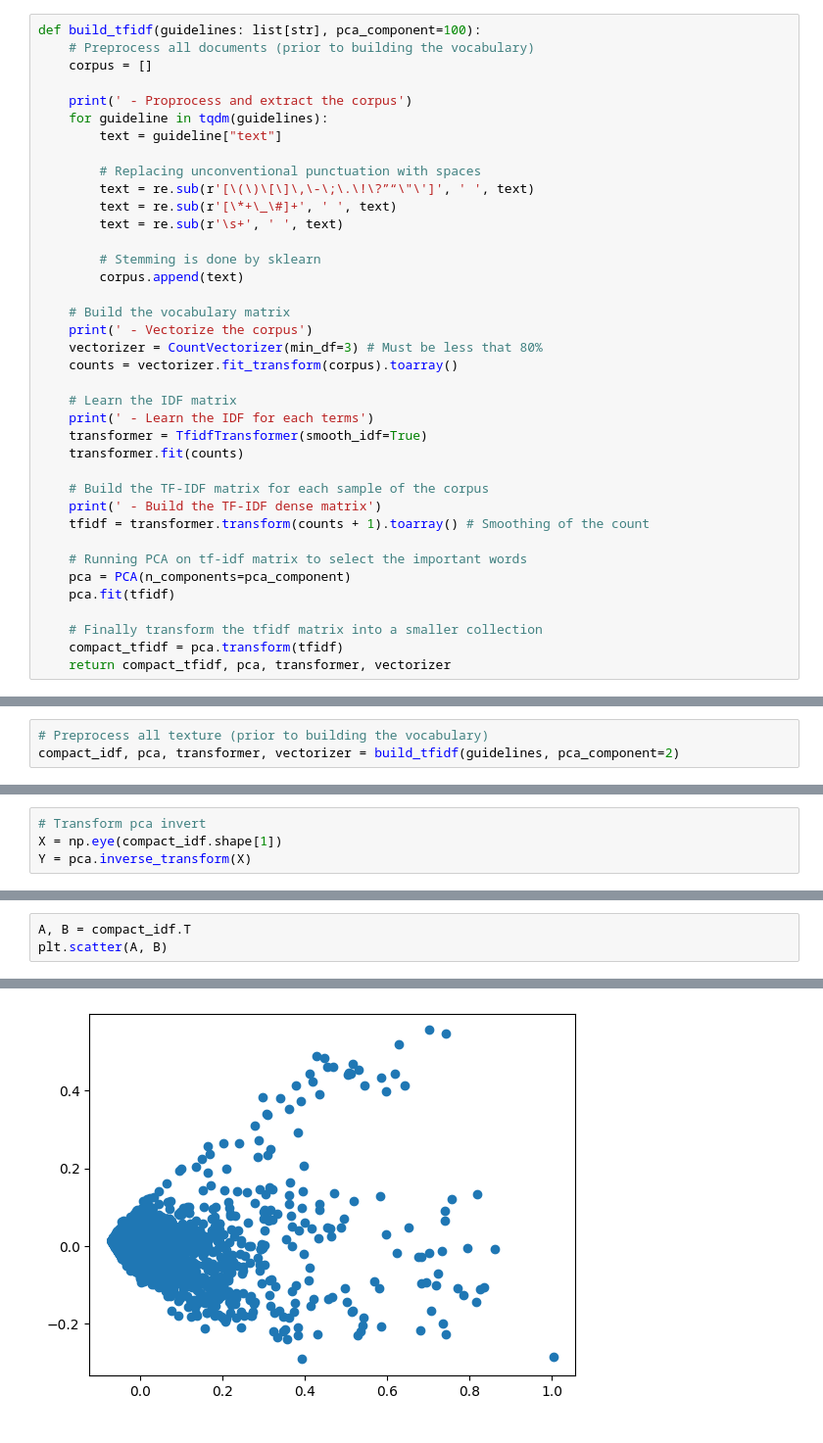
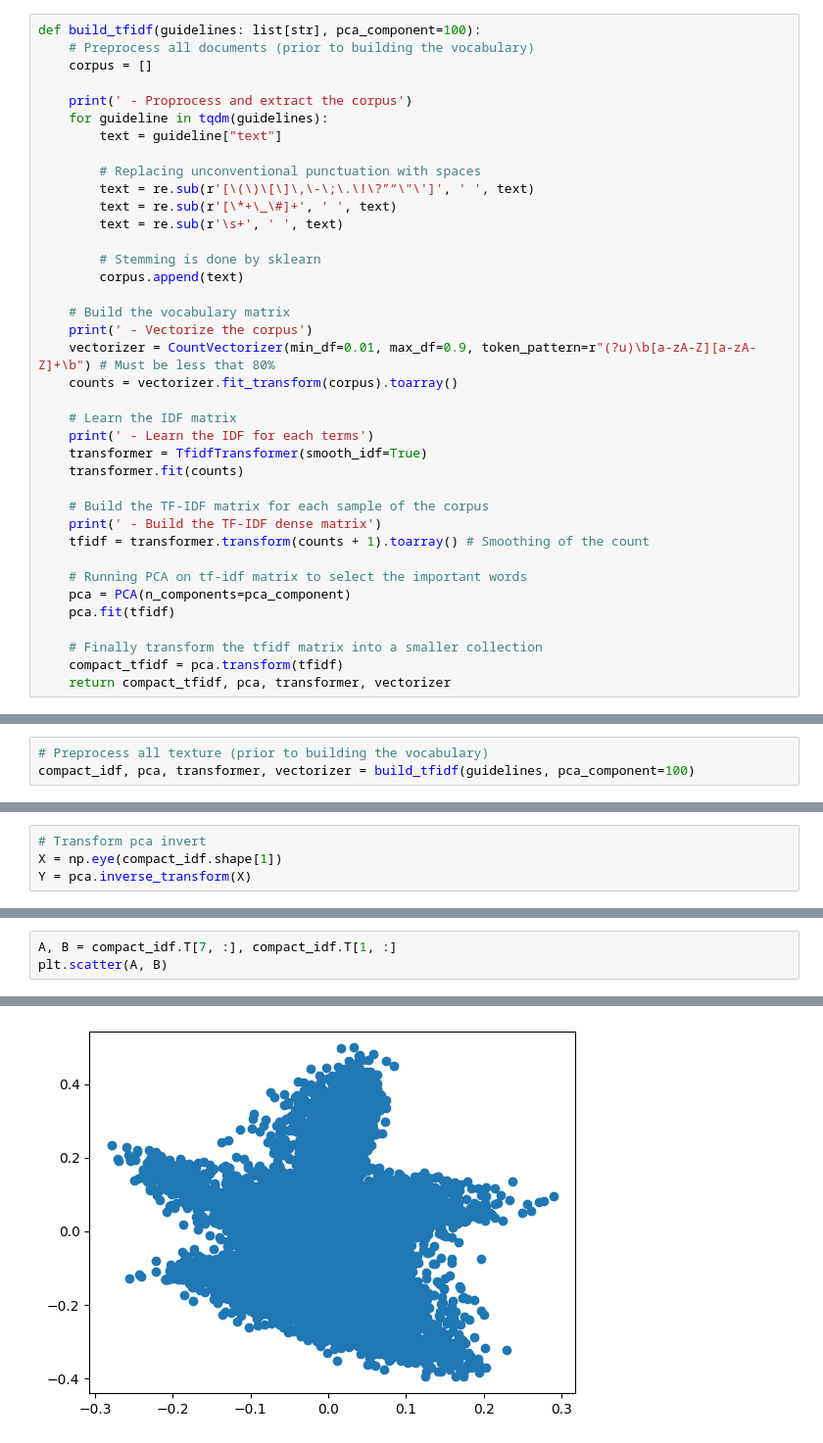
Before and after one commit to lighthea/MiniMeditron-Prototype, a Jupyter notebook: src/notebook.ipynb, the cells around one changed output, grey strips where cells are left out. Shown at 98% size. Cells and saved outputs as stored; diff of their text form.

```diff
--- a/src/notebook.ipynb
+++ b/src/notebook.ipynb
@@ -29,7 +29,7 @@ def build_tfidf(guidelines: list[str], pca_component=100):
 
     # Build the vocabulary matrix
     print(' - Vectorize the corpus')
-    vectorizer = CountVectorizer(min_df=3) # Must be less that 80%
+    vectorizer = CountVectorizer(min_df=0.01, max_df=0.9, token_pattern=r"(?u)\b[a-zA-Z][a-zA-Z]+\b") # Must be less that 80%
     counts = vectorizer.fit_transform(corpus).toarray()
 
     # Learn the IDF matrix
@@ -66,6 +98,6 @@ for file in listdir(GUIDELINE_PATH):
 # %%
 # Preprocess all texture (prior to building the vocabulary)
-compact_idf, pca, transformer, vectorizer = build_tfidf(guidelines, pca_component=2)
+compact_idf, pca, transformer, vectorizer = build_tfidf(guidelines, pca_component=100)
 # %% [output]
  - Proprocess and extract the corpus
  - Vectorize the corpus
@@ -106,6 +128,6 @@ kg                            : -0.12156755568197021
 # %%
-A, B = compact_idf.T
+A, B = compact_idf.T[7, :], compact_idf.T[1, :]
 plt.scatter(A, B)
 # %% [output]
 <matplotlib.collections.PathCollection at 0x...>
-[figure, old version]
+[figure, new version]
```
Also changed, not shown: parts of 5 cells of this notebook, 1 other file.
